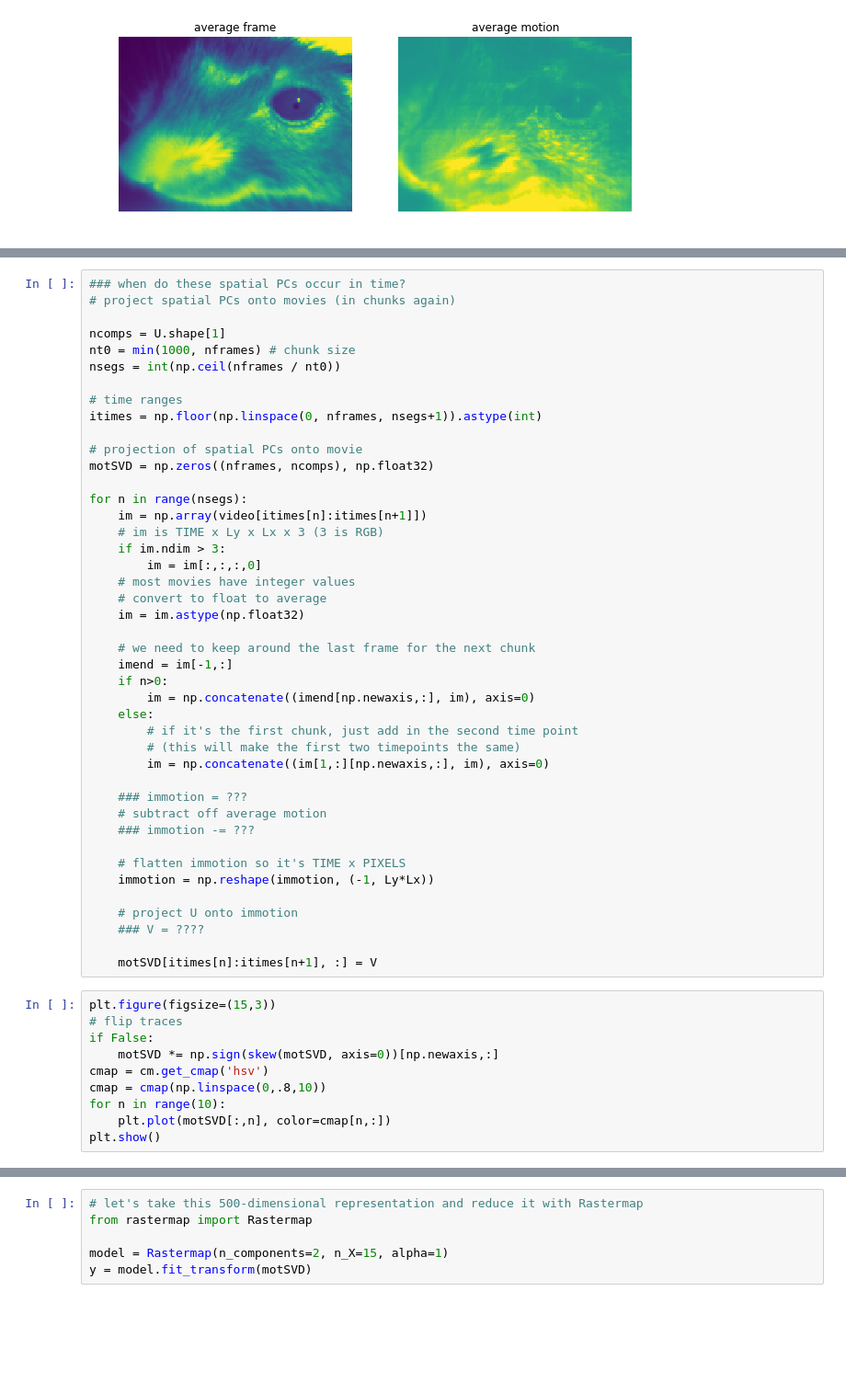
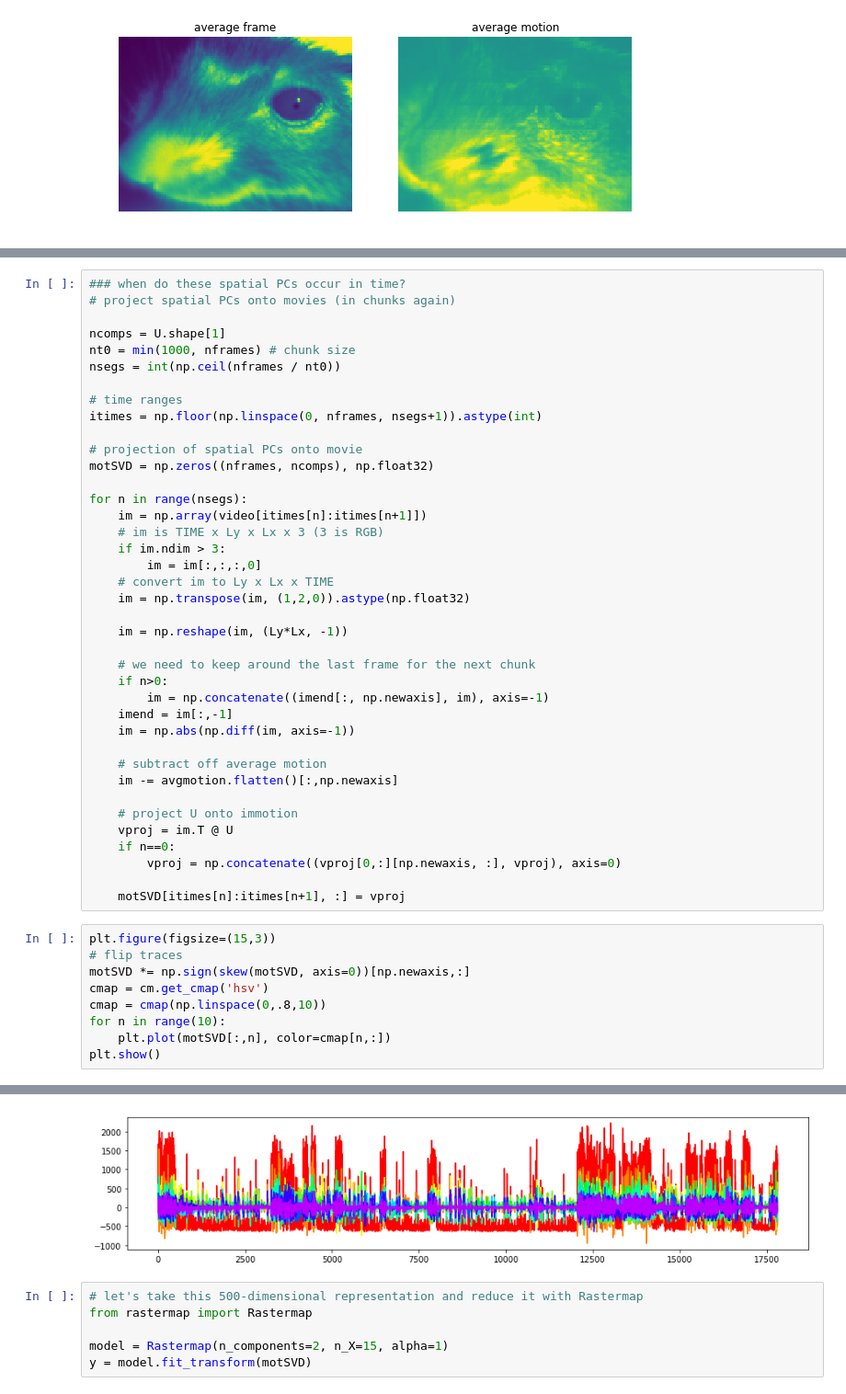
Before and after one commit to MouseLand/facemap, a Jupyter notebook: tutorial.ipynb, the cells around one changed output, grey strips where cells are left out. Shown at 92% size. Drawn from its saved outputs; the diff is of its cells as text; blank space fills up the shorter version.

```diff
--- a/tutorial.ipynb
+++ b/tutorial.ipynb
@@ -245,35 +142,30 @@ for n in range(nsegs):
     # im is TIME x Ly x Lx x 3 (3 is RGB)
     if im.ndim > 3:
         im = im[:,:,:,0]
-    # most movies have integer values
-    # convert to float to average
-    im = im.astype(np.float32)
+    # convert im to Ly x Lx x TIME
+    im = np.transpose(im, (1,2,0)).astype(np.float32)
+
+    im = np.reshape(im, (Ly*Lx, -1))
 
     # we need to keep around the last frame for the next chunk
-    imend = im[-1,:]
     if n>0:
-        im = np.concatenate((imend[np.newaxis,:], im), axis=0)
-    else:
-        # if it's the first chunk, just add in the second time point
-        # (this will make the first two timepoints the same)
-        im = np.concatenate((im[1,:][np.newaxis,:], im), axis=0)
+        im = np.concatenate((imend[:, np.newaxis], im), axis=-1)
+    imend = im[:,-1]
+    im = np.abs(np.diff(im, axis=-1))
 
-    ### immotion = ???
     # subtract off average motion
-    ### immotion -= ???
-
-    # flatten immotion so it's TIME x PIXELS
-    immotion = np.reshape(immotion, (-1, Ly*Lx))
+    im -= avgmotion.flatten()[:,np.newaxis]
 
     # project U onto immotion
-    ### V = ????
+    vproj = im.T @ U
+    if n==0:
+        vproj = np.concatenate((vproj[0,:][np.newaxis, :], vproj), axis=0)
 
-    motSVD[itimes[n]:itimes[n+1], :] = V
+    motSVD[itimes[n]:itimes[n+1], :] = vproj
 # %%
 plt.figure(figsize=(15,3))
 # flip traces
-if False:
-    motSVD *= np.sign(skew(motSVD, axis=0))[np.newaxis,:]
+motSVD *= np.sign(skew(motSVD, axis=0))[np.newaxis,:]
 cmap = cm.get_cmap('hsv')
 cmap = cmap(np.linspace(0,.8,10))
 for n in range(10):
@@ -285,3 +175,4 @@ plt.show()
+[figure, added]
 # %%
 # let's take this 500-dimensional representation and reduce it with Rastermap
 from rastermap import Rastermap
```
Also changed, not shown: parts of 12 cells of this notebook.
